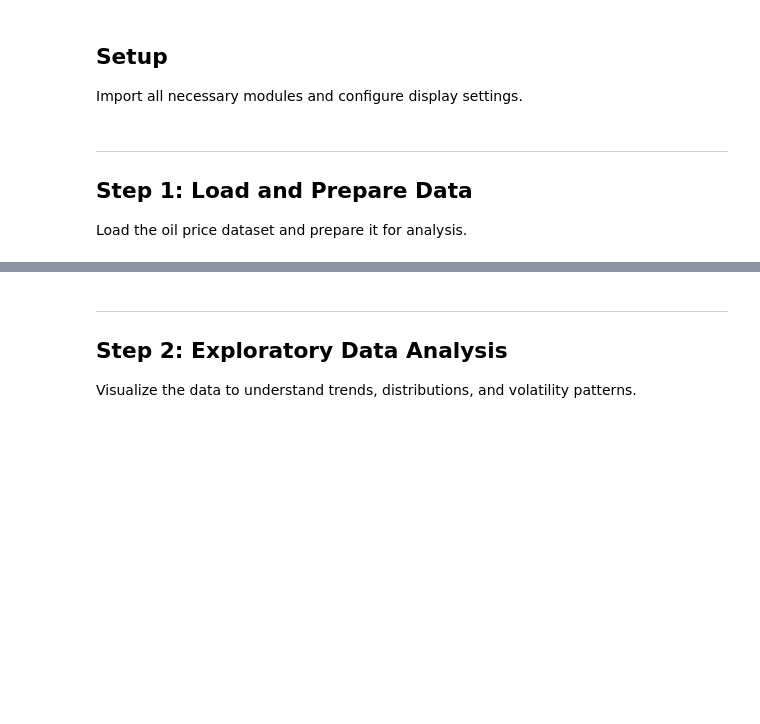
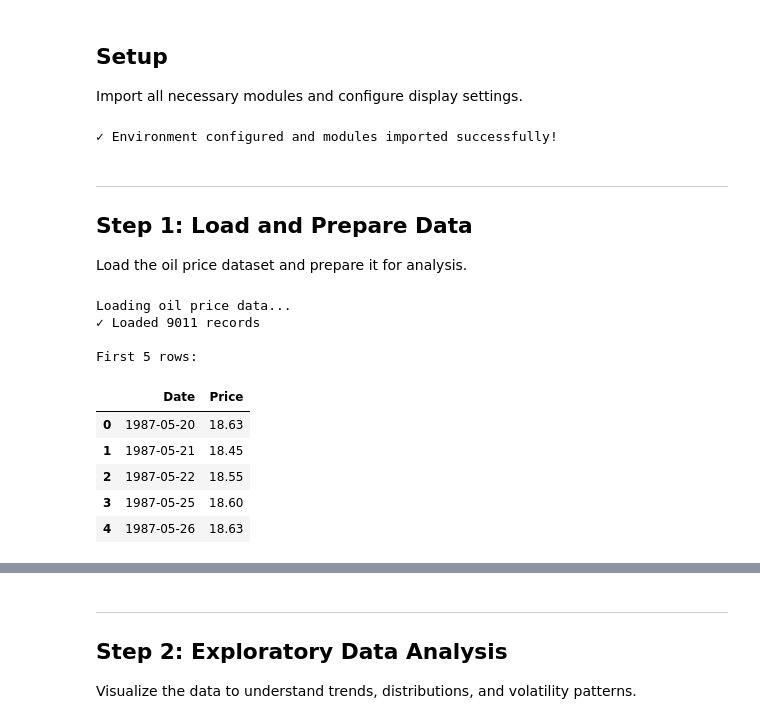
Before and after one commit to zerubabelalpha/Oil_Price_Change_Point, a Jupyter notebook: notebooks/oil_price_analysis.ipynb, the cells around one changed output, grey strips where cells are left out. Saved outputs shown, nothing was run; the diff lists cells and outputs as text; code cells hidden in the pictures; blank space fills up the shorter version.

```diff
--- a/notebooks/oil_price_analysis.ipynb
+++ b/notebooks/oil_price_analysis.ipynb
@@ -9,15 +9,23 @@ This notebook provides a simplified, step-by-step workflow for detecting regime
 
 Import all necessary modules and configure display settings.
 # %%
+# Setup environment for PyTensor (PyMC compiler)
+import os
+import sys
+from pathlib import Path
+
+# Path to the newly installed MinGW compiler
+mingw_path = r'C:\Users\Acer\AppData\Local\Microsoft\WinGet\Packages\BrechtSanders.WinLibs.POSIX.UCRT_Microsoft.Winget.Source_8wekyb3d8bbwe\mingw64\bin'
+if mingw_path not in os.environ['PATH']:
+    os.environ['PATH'] = mingw_path + os.pathsep + os.environ['PATH']
+
 # Import modules
 import warnings
 warnings.filterwarnings('ignore')
 
-from pathlib import Path
 import pandas as pd
 import numpy as np
 import matplotlib.pyplot as plt
-import sys
 
 # Add src to path if running from notebooks directory and package is not installed
 sys.path.append(str(Path.cwd().parent / 'src'))
@@ -31,11 +39,12 @@ from visualization import plot_changepoint_results, plot_trace_diagnostics, plot
 from report import generate_report
 
 # Configure matplotlib for inline display
-%matplotlib inline
 plt.rcParams['figure.figsize'] = (12, 6)
 plt.rcParams['font.size'] = 10
 
-print("✓ All modules imported successfully!")
+print("✓ Environment configured and modules imported successfully!")
+# %% [output]
+✓ Environment configured and modules imported successfully!
 # %% [markdown]
 ---
 
@@ -44,19 +53,33 @@ print("✓ All modules imported successfully!")
 Load the oil price dataset and prepare it for analysis.
 # %%
 # Define data path
-data_path = Path('../data/sample_oil_data.csv')
+data_path = Path('../data/processed_data.csv')
+
+
+
 
 # Load data
 print("Loading oil price data...")
 if not data_path.exists():
     print(f"Error: Data file not found at {data_path.absolute()}")
 else:
     df = load_oil_data(data_path)
     print(f"✓ Loaded {len(df)} records\n")
 
     # Display first few rows
     print("First 5 rows:")
     display(df.head())
+# %% [output]
+Loading oil price data...
+✓ Loaded 9011 records
+
+First 5 rows:
+|  | Date | Price |
+| 0 | 1987-05-20 | 18.63 |
+| 1 | 1987-05-21 | 18.45 |
+| 2 | 1987-05-22 | 18.55 |
+| 3 | 1987-05-25 | 18.60 |
+| 4 | 1987-05-26 | 18.63 |
 # %%
 # Clean data
 print("Cleaning data...")
```
Also changed, not shown: parts of 18 cells of this notebook, 16 other files.
